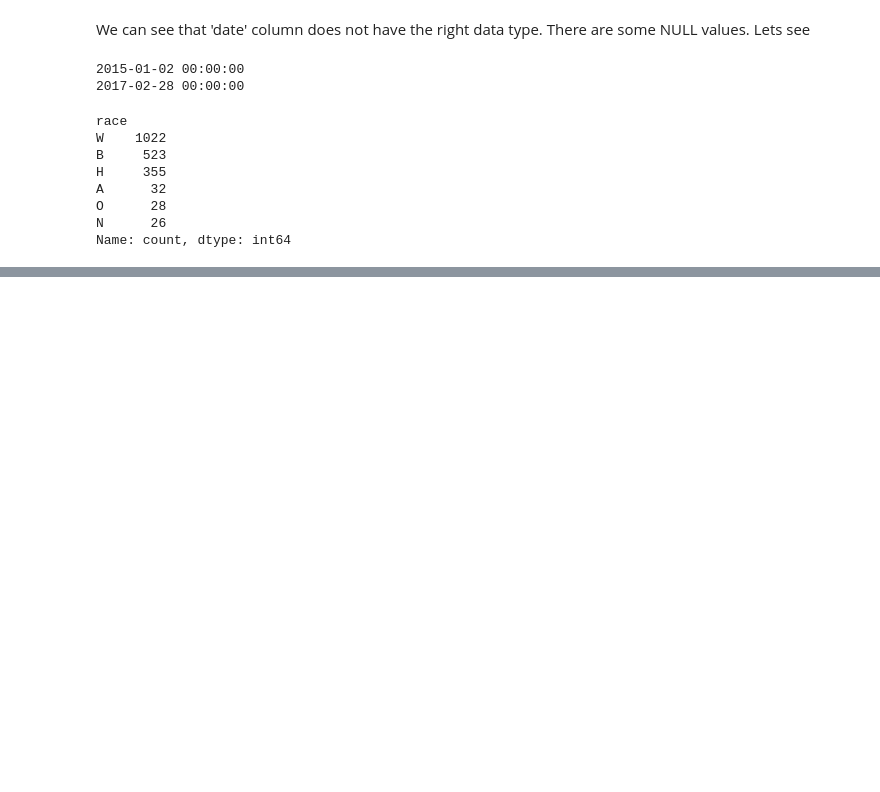
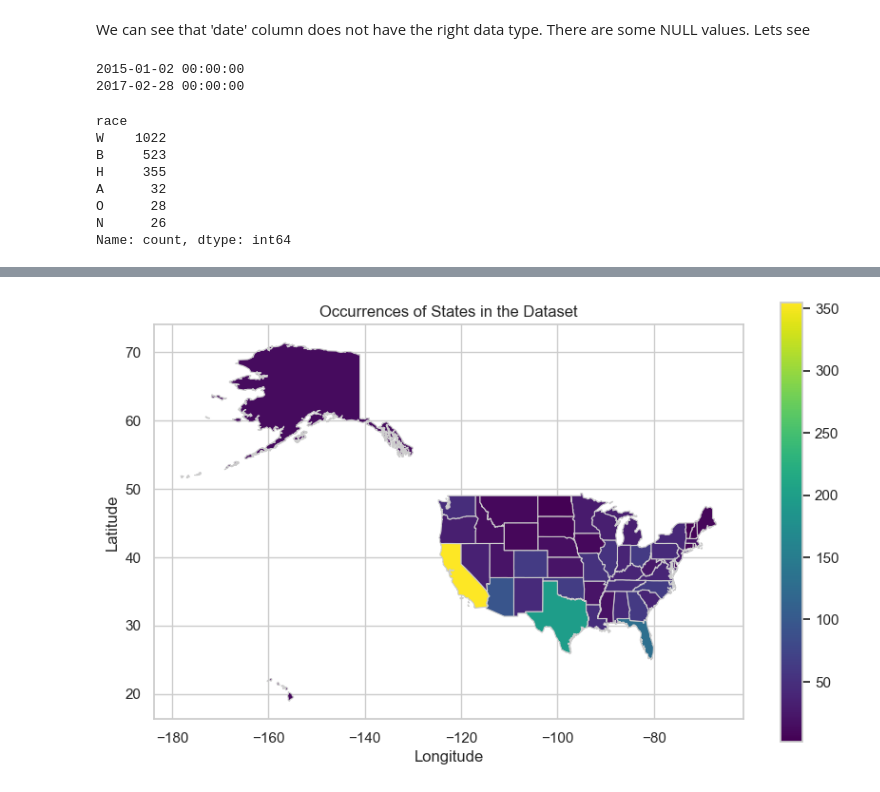
Before and after one commit to gyse3054/Turing-College, a Jupyter notebook: capstone.ipynb, the cells around one changed output, grey strips where cells are left out. Drawn from its saved outputs; the diff is of its cells as text; code cells hidden in the pictures; blank space fills up the shorter version.

```diff
--- a/capstone.ipynb
+++ b/capstone.ipynb
@@ -135,0 +292,10 @@ plt.show()
+# %%
+us_map = gpd.read_file('States_shapefile.shp')
+# Merging 'data' and 'uscities' on 'state' and 'city_name' in 'data' and 'city' and 'state_id' in 'uscities'
+merged_data = pd.merge(data, us_map, how='left', left_on=['state'], right_on=['State_Code'])
+
+# Selecting only the desired columns (latitude and longitude)
+lat_lng = merged_data[['State_Name']]
+
+# Adding the 'lat' and 'lng' columns to the 'data' DataFrame
+data[['state_name']] = lat_lng
@@ -135,0 +315,27 @@ plt.show()
+# %%
+import geopandas as gpd
+import matplotlib.pyplot as plt
+
+# Assuming you have the DataFrame 'data' with 'state_name' column
+
+# Get the count of occurrences for each state
+state_counts = data['state_name'].value_counts().reset_index()
+state_counts.columns = ['state_name', 'Occurrences']
+
+# Merge state counts with US map data
+merged_data = pd.merge(us_states_map, state_counts, on='state_name', how='left')
+
+# Plotting the map
+fig, ax = plt.subplots(1, 1, figsize=(10, 6))
+
+# Plot the choropleth map
+merged_data.plot(column='Occurrences', cmap='viridis', linewidth=0.8, ax=ax, edgecolor='0.8', legend=True)
+
+# Set titles and labels
+plt.title('Occurrences of States in the Dataset')
+plt.xlabel('Longitude')
+plt.ylabel('Latitude')
+
+plt.show()
+# %% [output]
+[figure, added]
```
Also changed, not shown: parts of 14 cells of this notebook, 6 other files.
